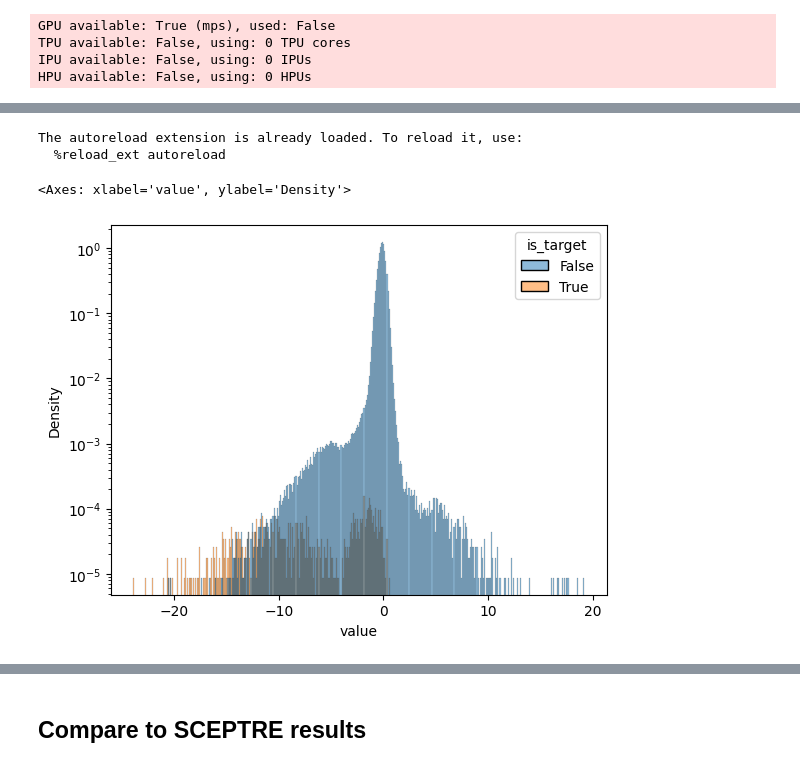
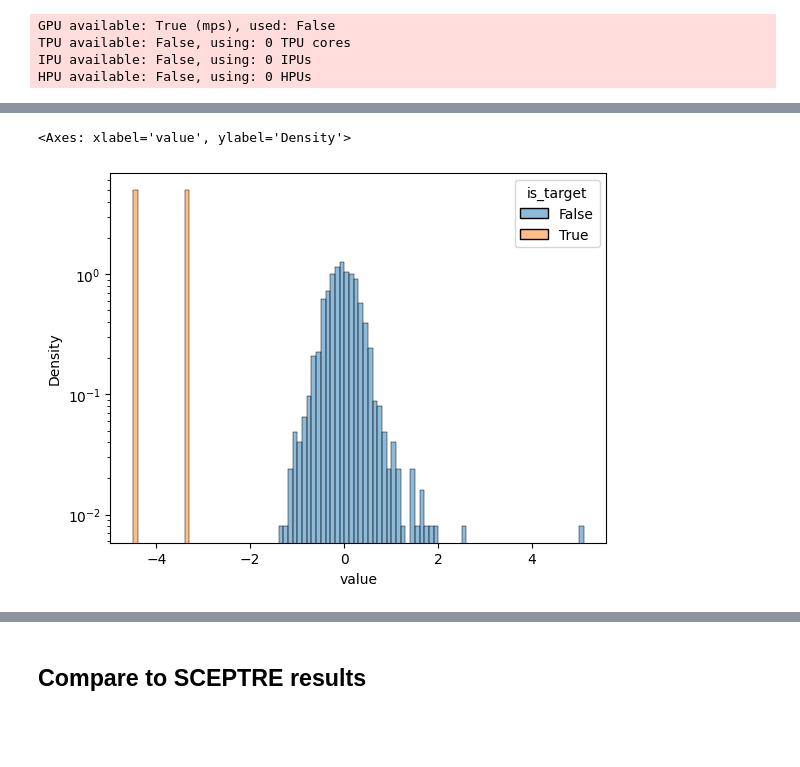
Before and after one commit to pinellolab/PerTurbo, a Jupyter notebook: docs/notebooks/gasperini_pilot.ipynb, the cells around one changed output, grey strips where cells are left out. Drawn from its saved outputs; the diff is of its cells as text; code cells hidden in the pictures; blank space fills up the shorter version.

```diff
--- a/docs/notebooks/gasperini_pilot.ipynb
+++ b/docs/notebooks/gasperini_pilot.ipynb
@@ -76,10 +77,6 @@ mdata["grna"].varm["element_targeted"]
 # %%
 guides = mdata["grna"].var_names
 # selected_guides = list(guides[guides.str.contains(r"TSS|random|scrambled", regex=True)])
-if smoke_test:
-    selected_guides = list(guides)
-    selected_guides = selected_guides[:20] + selected_guides[-10:]
-    print("guides", selected_guides)
 
 elements = list({guide.split("|")[0] for guide in selected_guides})
 selected_elements = [e for e in elements if e in mdata["grna"].varm["element_targeted"].columns]
@@ -91,12 +88,10 @@ grna_subset.varm["element_targeted"] = element_subset
 grna_subset = mdata["grna"][:, selected_guides]
 # genes = list(sorted({e.split("_")[0] for e in selected_elements if "_TSS" in e}))
 # subset_genes = [g for g in genes if g in mdata["rna"].var_names]
-# subset_genes = [subset_genes[1]] # DANGER SINGLE GENE ONLY
 # print(selected_genes)
 
 if smoke_test:
-    print("elements", selected_elements)
-    print("genes", selected_genes)
+    selected_genes = ['ACTB'] # DANGER SINGLE GENE ONLY
 assert grna_subset.varm["element_targeted"].shape == (len(selected_guides), len(selected_elements))
 # %%
 grna_subset.varm["element_targeted"].shape
@@ -221,10 +244,6 @@ HPU available: False, using: 0 HPUs
 # %%
 %load_ext autoreload
 %autoreload 2
-from matplotlib.scale import scale_factory
-from pyparsing import col
-from scipy.stats import norm
-from torch import sign
 
 lfc_threshold = 0.05 # ~ at least 5% knockdown
 # lfc_threshold = 0 # nonzero knockdown
@@ -239,10 +258,10 @@ perturb_mean_lfc_sigma = lfc_cov[...,0,0].sqrt().detach().cpu().numpy()
 perturb_disp_lfc_sigma = lfc_cov[...,0,0].sqrt().detach().cpu().numpy()
 assert perturb_mean_lfc_mu.shape == perturb_mean_lfc_sigma.shape
 perturb_z_scores = perturb_mean_lfc_mu/perturb_mean_lfc_sigma
-perturb_p_vals = norm.cdf(lfc_threshold, loc=-perturb_mean_lfc_mu, scale=perturb_mean_lfc_sigma)
+# perturb_p_vals = norm.cdf(lfc_threshold, loc=-perturb_mean_lfc_mu, scale=perturb_mean_lfc_sigma)
 
 results_all_df = (
-    pd.DataFrame(data=perturb_z_scores, columns=subset_genes, index=selected_guides)
+    pd.DataFrame(data=perturb_z_scores, columns=selected_genes, index=selected_guides)
     .melt(var_name="gene", ignore_index=False)
     .reset_index(names="guide")
     .sort_values("value")
@@ -250,33 +269,28 @@ results_all_df = (
 )
 # significant_results['guide'].str.split("_", expand=True)[0]
 # significant_results.head(1000).to_excel("~/Downloads/significant_results.xlsx")
-# %% [output]
-The autoreload extension is already loaded. To reload it, use:
-  %reload_ext autoreload
 # %%
-from cmath import log
-
-
 sns.histplot(
     results_all_df,
     hue="is_target",
     x="value",
-    # common_norm=False,
+    common_norm=False,
     log_scale=[False, True],
     stat="density",
     binwidth=0.1,
 )
+
 # significant_results.groupby("guide").count()['gene'].sort_values().tail(20)
 # significant_results.to_excel("significant_results.xlsx")
 # # perturb_z_scores[:,gene_index].detach().cpu().numpy()
 # z_df = pd.DataFrame({'z_score': perturb_z_scores[:,gene_index],
 #                     'mean_mu': perturb_mean_lfc_mu[:,gene_index],
 #                     'disp_mu': perturb_disp_lfc_mu[:,gene_index],
 #                     'mu_p_val': perturb_p_vals[:,gene_index],
 #                     'grna': mdata_subset['grna'].var_names,})
 # # z_df.hist('mu_p_val', bins=100)
 # names[gene_index])
 # print(z_df.sort_values('mu_p_val', ascending=True).reset_index(drop=True).head(20))
 # %% [output]
 <Axes: xlabel='value', ylabel='Density'>
-[figure, old version]
+[figure, new version]
```
Also changed, not shown: parts of 15 cells of this notebook, 4 other files.
